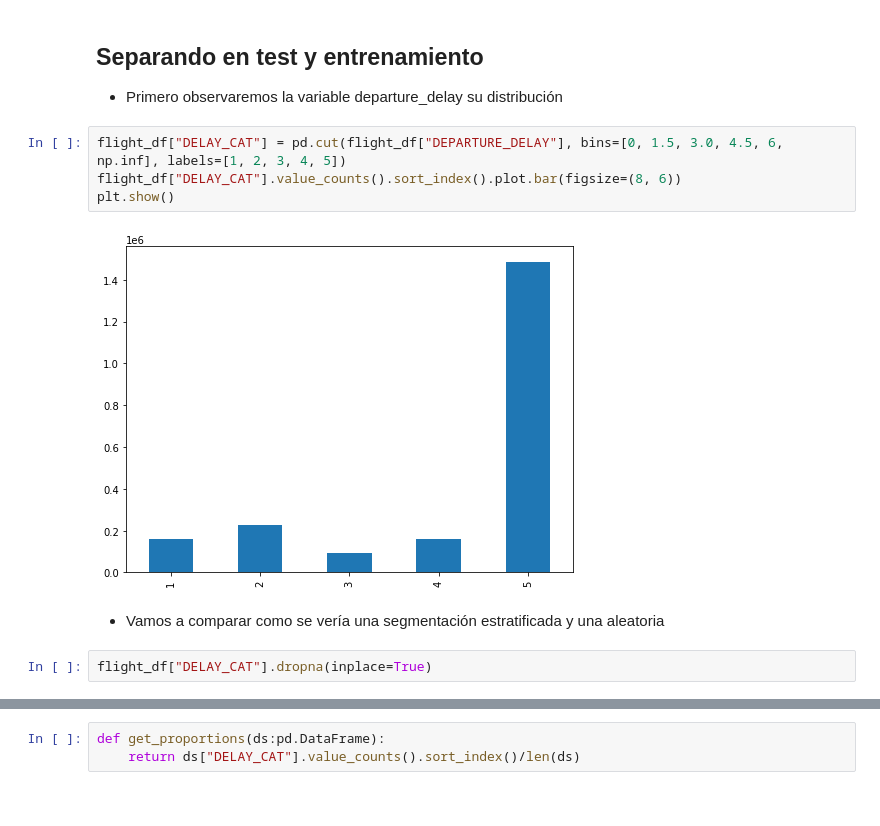
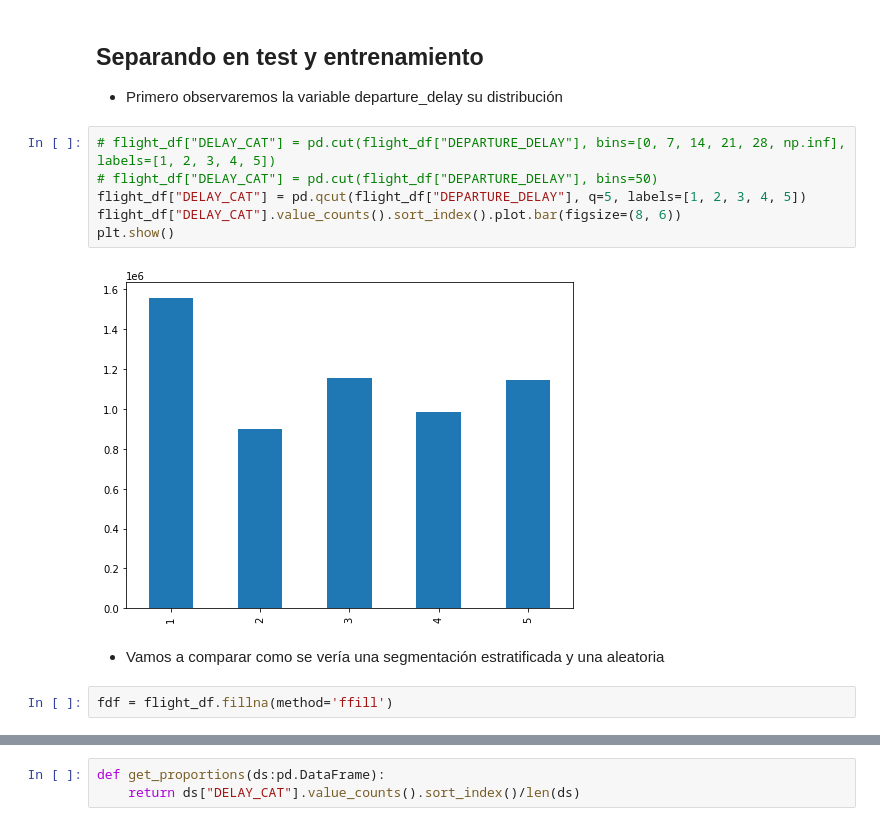
Before and after one commit to i0nathan/unaqds, a Jupyter notebook: flight_delay_prediction.ipynb, the cells around one changed output, grey strips where cells are left out. Cells and saved outputs as stored; diff of their text form.

```diff
--- a/flight_delay_prediction.ipynb
+++ b/flight_delay_prediction.ipynb
@@ -344,12 +344,14 @@ plt.show()
 
 - Primero observaremos la variable departure_delay su distribución
 # %%
-flight_df["DELAY_CAT"] = pd.cut(flight_df["DEPARTURE_DELAY"], bins=[0, 1.5, 3.0, 4.5, 6, np.inf], labels=[1, 2, 3, 4, 5])
+# flight_df["DELAY_CAT"] = pd.cut(flight_df["DEPARTURE_DELAY"], bins=[0, 7, 14, 21, 28, np.inf], labels=[1, 2, 3, 4, 5])
+# flight_df["DELAY_CAT"] = pd.cut(flight_df["DEPARTURE_DELAY"], bins=50)
+flight_df["DELAY_CAT"] = pd.qcut(flight_df["DEPARTURE_DELAY"], q=5, labels=[1, 2, 3, 4, 5])
 flight_df["DELAY_CAT"].value_counts().sort_index().plot.bar(figsize=(8, 6))
 plt.show()
 # %% [output]
-[figure, old version]
+[figure, new version]
 # %% [markdown]
 - Vamos a comparar como se vería una segmentación estratificada y una aleatoria
 # %%
-flight_df["DELAY_CAT"].dropna(inplace=True)
+fdf = flight_df.fillna(method='ffill')
```
Also changed, not shown: parts of 4 cells of this notebook.
